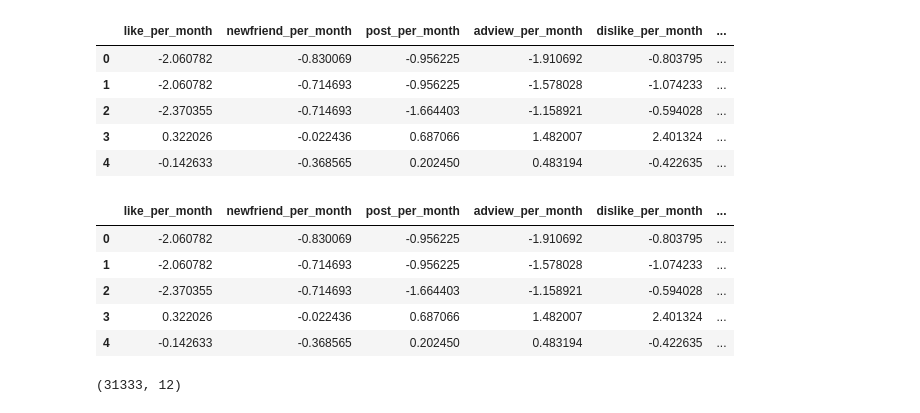
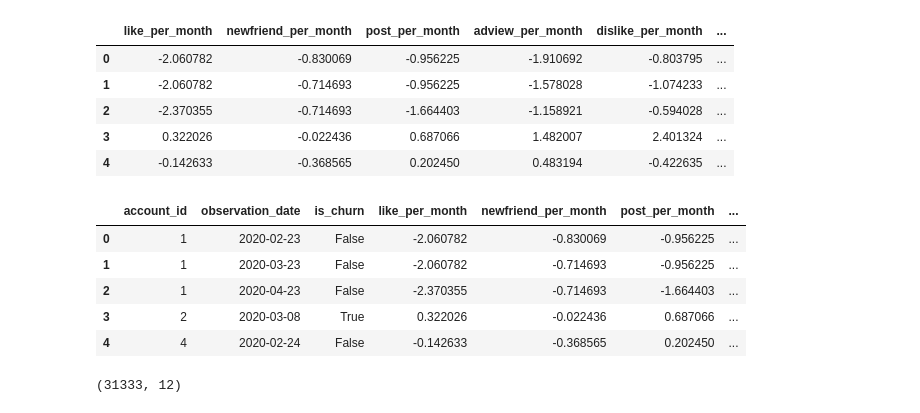
Before and after one commit to davilayang/fight-churn, a Jupyter notebook: notebooks/05-metric-cohorts.ipynb, the cells around one changed output. Saved outputs shown, nothing was run; the diff lists cells and outputs as text; code cells hidden in the pictures.

```diff
--- a/notebooks/05-metric-cohorts.ipynb
+++ b/notebooks/05-metric-cohorts.ipynb
@@ -242,18 +242,16 @@ import numpy as np
 # %%
 tmp = churn_data.drop(columns=["account_id", "is_churn"])
 
+quantiles = {"1%": tmp.quantile(q=0.01), "99%": tmp.quantile(q=0.99)}
 summary = (
     tmp.describe().transpose()
     .assign(
         skew=tmp.skew(),
-        nonzero=tmp.astype(bool).sum(axis=0) / tmp.shape[0]
-    )
+        nonzero=tmp.astype(bool).sum(axis=0) / tmp.shape[0],
+        **quantiles
+    )[['count','nonzero','mean','std','skew','min','1%','25%','50%','75%','99%','max']]
+    .rename(columns=lambda s: s.replace("%", "pct"))
 )
-summary['1%'] = tmp.quantile(q=0.01)
-summary['99%'] = tmp.quantile(q=0.99)
-summary = summary[['count','nonzero','mean','std','skew','min','1%','25%','50%','75%','99%','max']]
-summary.columns = summary.columns.str.replace("%", "pct")
-
 summary
 # %% [output]
 |  | count | nonzero | mean | std | skew | min | 1pct | 25pct | 50pct | 75pct | 99pct | ... |
@@ -345,16 +343,18 @@ result_scored.head()
 # %%
 # reattache other data
 result_scored["account_id"] = res["account_id"]
 result_scored["is_churn"] = res["is_churn"]
 result_scored["observation_date"] = res["observation_date"]
+
+result_scored = result_scored[["account_id", "observation_date", "is_churn", *scored.columns]]
 result_scored.head()
 # %% [output]
-|  | like_per_month | newfriend_per_month | post_per_month | adview_per_month | dislike_per_month | ... |
-| 0 | -2.060782 | -0.830069 | -0.956225 | -1.910692 | -0.803795 | ... |
-| 1 | -2.060782 | -0.714693 | -0.956225 | -1.578028 | -1.074233 | ... |
-| 2 | -2.370355 | -0.714693 | -1.664403 | -1.158921 | -0.594028 | ... |
-| 3 | 0.322026 | -0.022436 | 0.687066 | 1.482007 | 2.401324 | ... |
-| 4 | -0.142633 | -0.368565 | 0.202450 | 0.483194 | -0.422635 | ... |
+|  | account_id | observation_date | is_churn | like_per_month | newfriend_per_month | post_per_month | ... |
+| 0 | 1 | 2020-02-23 | False | -2.060782 | -0.830069 | -0.956225 | ... |
+| 1 | 1 | 2020-03-23 | False | -2.060782 | -0.714693 | -0.956225 | ... |
+| 2 | 1 | 2020-04-23 | False | -2.370355 | -0.714693 | -1.664403 | ... |
+| 3 | 2 | 2020-03-08 | True | 0.322026 | -0.022436 | 0.687066 | ... |
+| 4 | 4 | 2020-02-24 | False | -0.142633 | -0.368565 | 0.202450 | ... |
 # %%
 result_scored.shape
 # %% [output]
```
Also changed, not shown: 1 other file.
